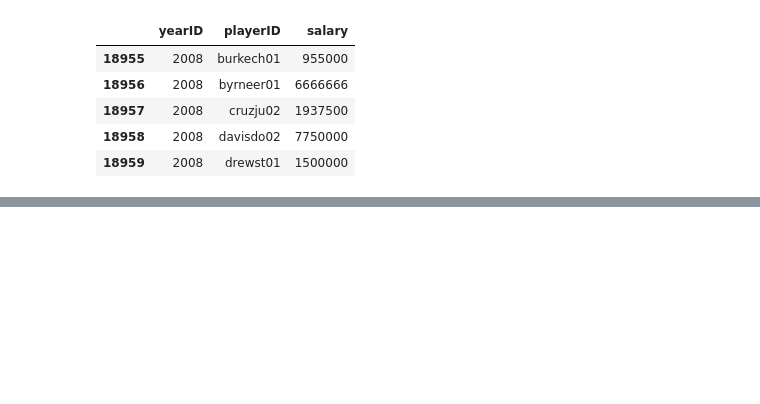
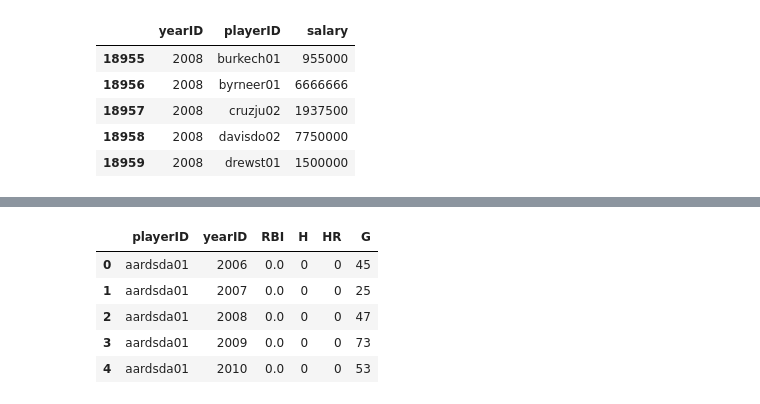
Before and after one commit to WillKoehrsen/Udacity-Data-Analyst-Nanodegree, a Jupyter notebook: P2 Project/P2 Baseball Statistics Analysis.ipynb, the cells around one changed output, grey strips where cells are left out. Drawn from its saved outputs; the diff is of its cells as text; code cells hidden in the pictures; blank space fills up the shorter version.

```diff
--- a/P2 Project/P2 Baseball Statistics Analysis.ipynb
+++ b/P2 Project/P2 Baseball Statistics Analysis.ipynb
@@ -80,0 +57,9 @@ batting_relevant_statistics.groupby('playerID').groups
+# %%
+new_batting_relevant_statistics.head()
+# %% [output]
+|  | playerID | yearID | RBI | H | HR | G |
+| 0 | aardsda01 | 2006 | 0.0 | 0 | 0 | 45 |
+| 1 | aardsda01 | 2007 | 0.0 | 0 | 0 | 25 |
+| 2 | aardsda01 | 2008 | 0.0 | 0 | 0 | 47 |
+| 3 | aardsda01 | 2009 | 0.0 | 0 | 0 | 73 |
+| 4 | aardsda01 | 2010 | 0.0 | 0 | 0 | 53 |
```
Also changed, not shown: parts of 21 cells of this notebook, 3 other files.
